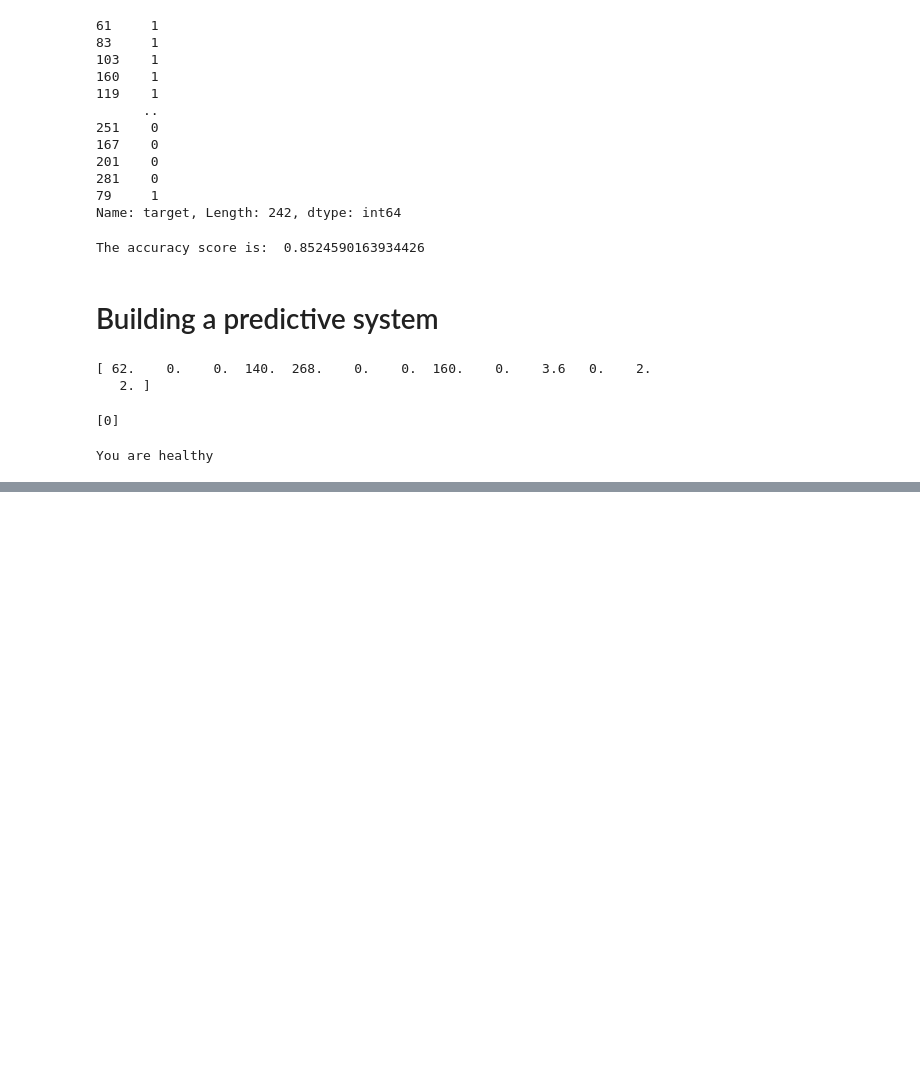
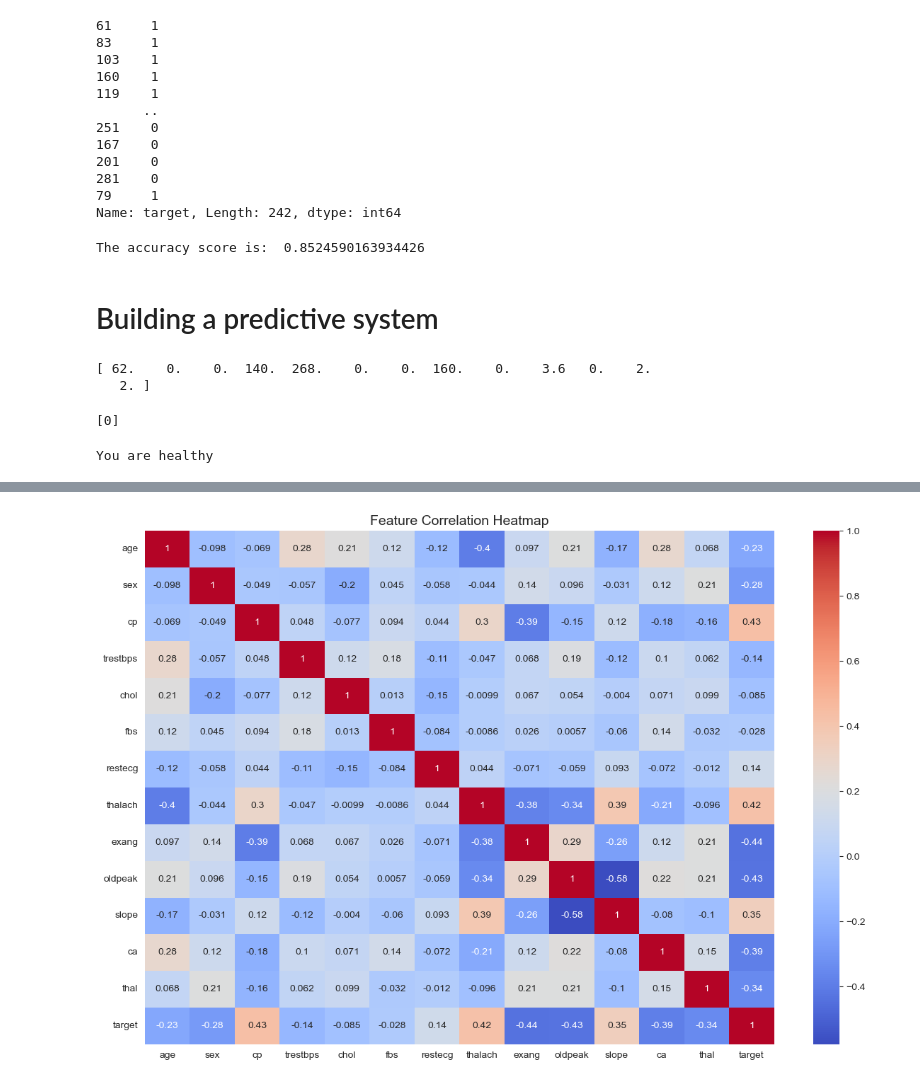
Before and after one commit to hardik2004gupta/Heart-Disease-Detection, a Jupyter notebook: Heart_Disease_Detector.ipynb, the cells around one changed output, grey strips where cells are left out. Drawn from its saved outputs; the diff is of its cells as text; code cells hidden in the pictures; blank space fills up the shorter version.

```diff
--- a/Heart_Disease_Detector.ipynb
+++ b/Heart_Disease_Detector.ipynb
@@ -167,0 +189,11 @@ You are healthy
+# %%
+import matplotlib.pyplot as plt
+import seaborn as sns
+
+plt.figure(figsize=(12, 8))
+sns.heatmap(df.corr(), annot=True, cmap='coolwarm', annot_kws={"size": 10})
+plt.title("Feature Correlation Heatmap", fontsize=14)
+plt.tight_layout()
+plt.show()
+# %% [output]
+[figure, added]
```
Also changed, not shown: parts of 6 cells of this notebook.
